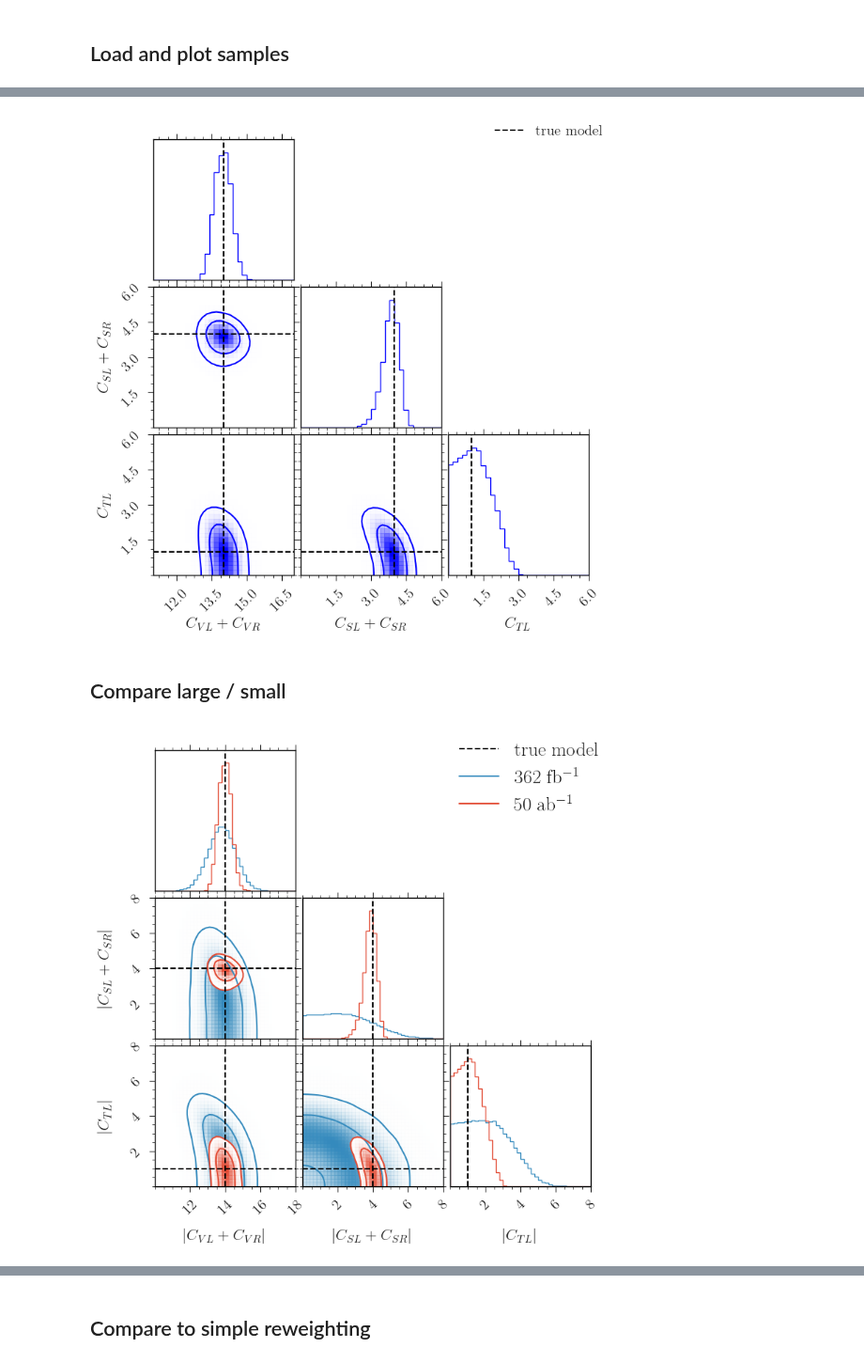
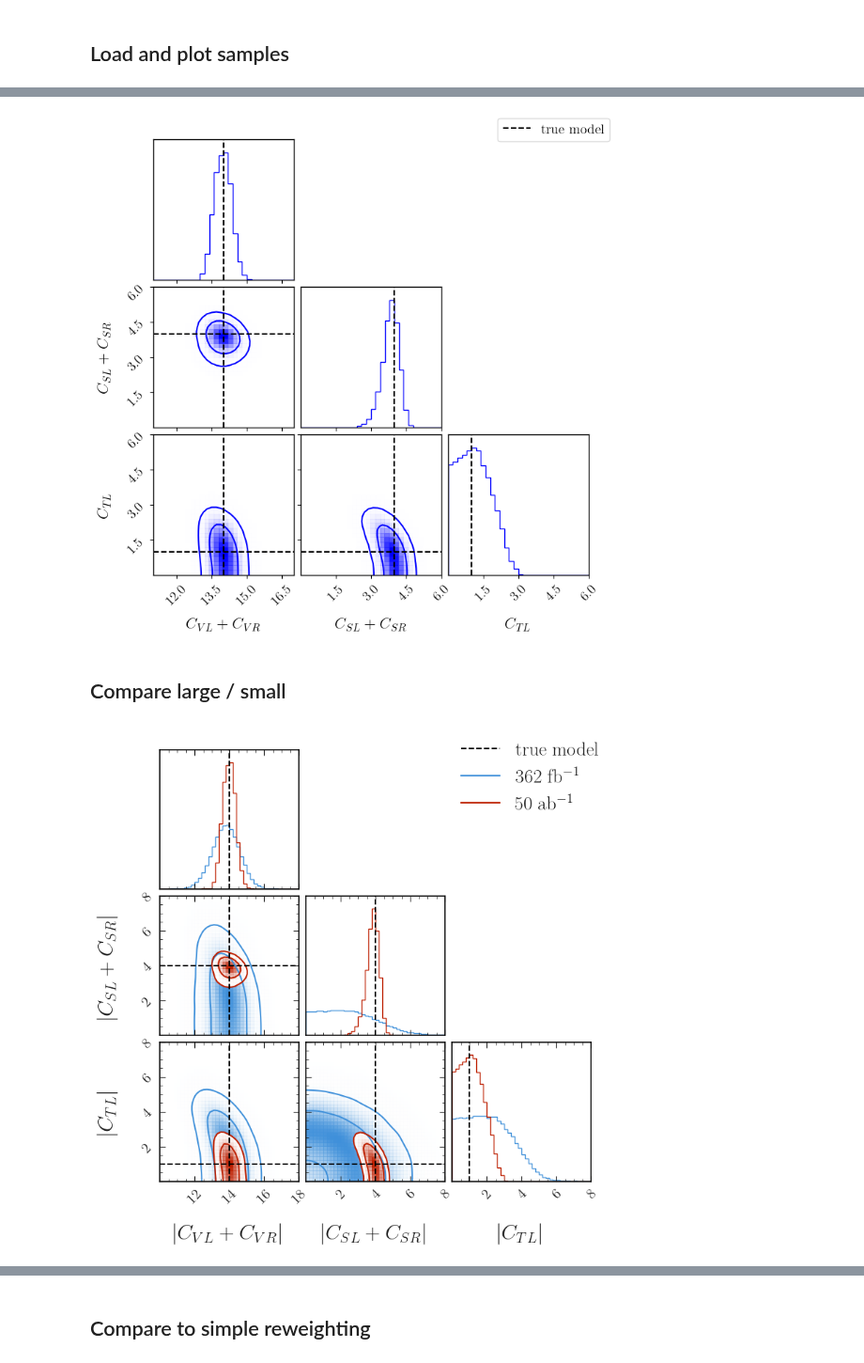
Before and after one commit to lorenzennio/redist, a Jupyter notebook: examples/knunu/knunu_plot_samples.ipynb, the cells around one changed output, grey strips where cells are left out. Shown at 94% size. Drawn from its saved outputs; the diff is of its cells as text; code cells hidden in the pictures.

```diff
--- a/examples/knunu/knunu_plot_samples.ipynb
+++ b/examples/knunu/knunu_plot_samples.ipynb
@@ -6,6 +6,7 @@ import numpy as np
 import matplotlib.pyplot as plt
 from redist import modifier
 from redist import plot
+plot.set_style()
 
 import matplotlib.lines as mlines
 import knunu_utils
@@ -91,7 +72,7 @@ fig.legend(by_label.values(), by_label.keys())
 # plt.savefig(file)
 plt.show()
 # %% [output]
-[figure, old version]
+[figure, new version]
 # %% [markdown]
 ## Compare large / small
 # %%
@@ -115,34 +96,34 @@ fig = corner.corner(post_data_small.posterior,
                     color='C0',
                     plot_datapoints=False,
                     hist_kwargs={'density': True},
                     );
 
 fig = corner.corner(post_data_large.posterior,
                     var_names=['cvl', 'csl', 'ctl'],
                     bins=40,
                     levels=(0.68, 0.95),
                     range = [(10., 18), (0,8), (0,8)],
                     smooth=1.0,
                     labels=labels,
-                    color='C1',
+                    color='C2',
                     plot_datapoints=False,
                     hist_kwargs={'density': True},
                     fig=fig
                     );
 
 truewcs = [14, 4, 1]
 corner.overplot_lines(fig, truewcs, color='k', label='true model', linestyle='--')
-# corner.overplot_points(fig, truewcs[None], marker="s", color="C1")
+# corner.overplot_points(fig, truewcs[None], marker="s", color="C2")
 
 fig.legend(
         handles = fig.axes[0].get_legend_handles_labels()[0] + [
             mlines.Line2D([], [], color='C0', label=r'362 fb$^{-1}$'),
-            mlines.Line2D([], [], color='C1', label=r'50 ab$^{-1}$'),
+            mlines.Line2D([], [], color='C2', label=r'50 ab$^{-1}$'),
         ],
         fontsize=20, loc="upper right"
     )
 
 plt.savefig(file)
 plt.show()
 # %% [output]
-[figure, old version]
+[figure, new version]
```
Also changed, not shown: parts of 6 cells of this notebook, 1 other file.
